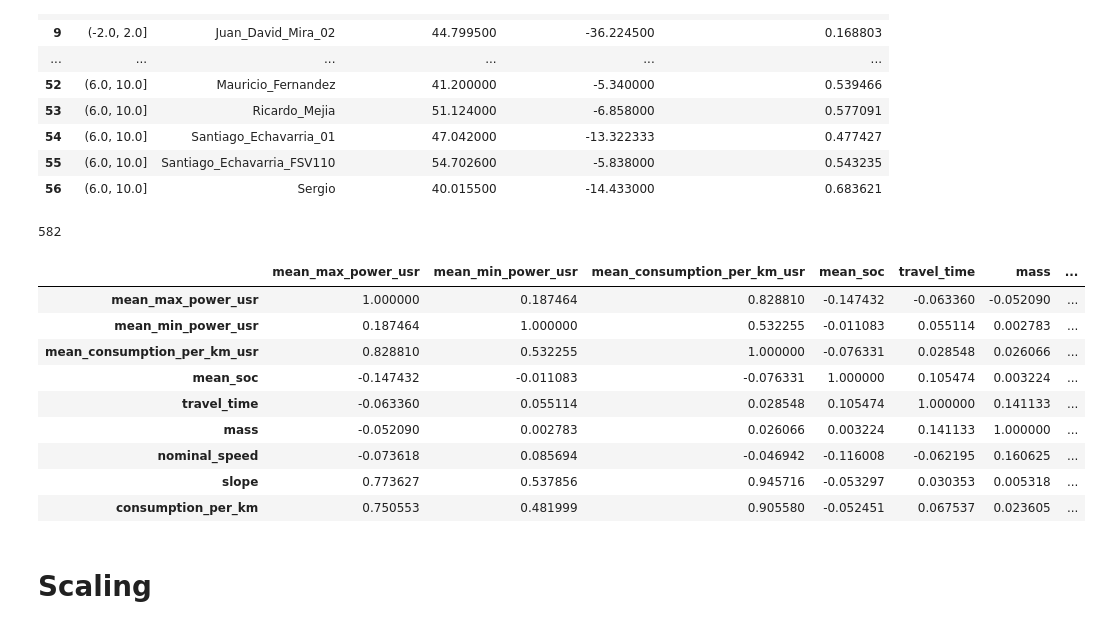
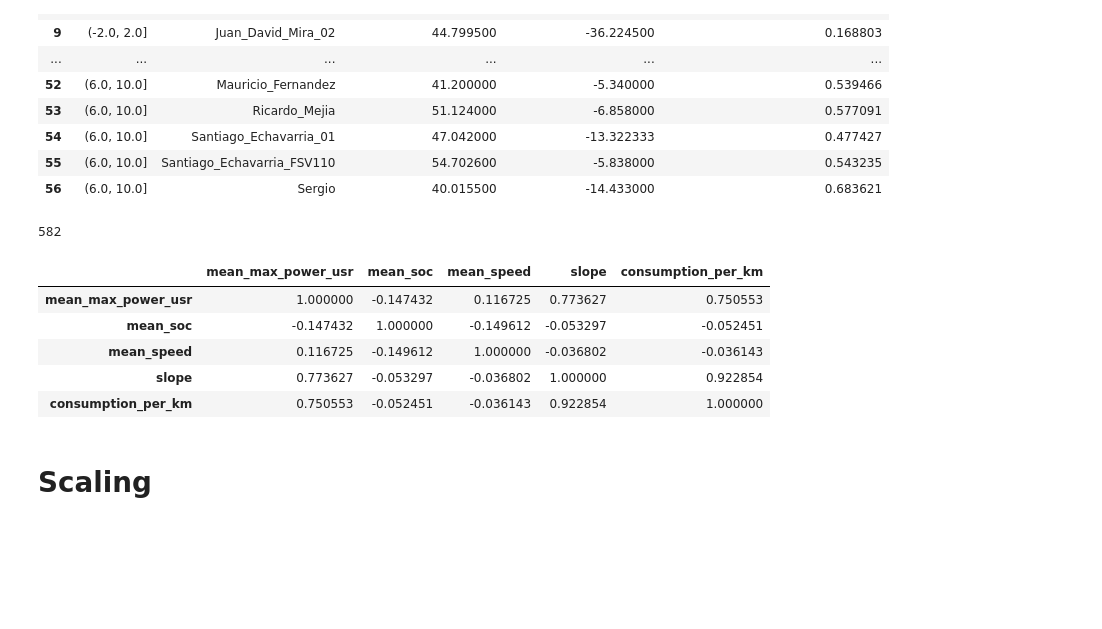
Before and after one commit to sechava4/monitoreogrid, a Jupyter notebook: app/Develops/Consumption_estimation_Journal/Model_generation_notebook.ipynb, the cells around one changed output. Cells and saved outputs as stored; diff of their text form; code cells hidden in the pictures; blank space fills up the shorter version.

```diff
--- a/app/Develops/Consumption_estimation_Journal/Model_generation_notebook.ipynb
+++ b/app/Develops/Consumption_estimation_Journal/Model_generation_notebook.ipynb
@@ -725,22 +725,18 @@ mean_features_by_user_and_slope.head(60)
 | 55 | (6.0, 10.0] | Santiago_Echavarria_FSV110 | 54.702600 | -5.838000 | 0.543235 |
 | 56 | (6.0, 10.0] | Sergio | 40.015500 | -14.433000 | 0.683621 |
 # %%
-model_ft = train_cons[['mean_max_power_usr', 'mean_min_power_usr', 'mean_consumption_per_km_usr', 'mean_soc', 'travel_time', 'mass', 'nominal_speed', 'slope']]
-selected_ft = train_cons[['mean_max_power_usr', 'mean_min_power_usr', 'mean_consumption_per_km_usr', 'mean_soc', 'travel_time','mass','nominal_speed', 'slope', 'consumption_per_km']]
+model_ft = train_cons[['mean_max_power_usr', 'mean_soc','mean_speed', 'slope']]
+selected_ft = train_cons[['mean_max_power_usr', 'mean_soc','mean_speed', 'slope', 'consumption_per_km']]
 print(len(selected_ft))
 selected_ft.corr()
 # %% [output]
 582
-|  | mean_max_power_usr | mean_min_power_usr | mean_consumption_per_km_usr | mean_soc | travel_time | mass | ... |
-| mean_max_power_usr | 1.000000 | 0.187464 | 0.828810 | -0.147432 | -0.063360 | -0.052090 | ... |
-| mean_min_power_usr | 0.187464 | 1.000000 | 0.532255 | -0.011083 | 0.055114 | 0.002783 | ... |
-| mean_consumption_per_km_usr | 0.828810 | 0.532255 | 1.000000 | -0.076331 | 0.028548 | 0.026066 | ... |
-| mean_soc | -0.147432 | -0.011083 | -0.076331 | 1.000000 | 0.105474 | 0.003224 | ... |
-| travel_time | -0.063360 | 0.055114 | 0.028548 | 0.105474 | 1.000000 | 0.141133 | ... |
-| mass | -0.052090 | 0.002783 | 0.026066 | 0.003224 | 0.141133 | 1.000000 | ... |
-| nominal_speed | -0.073618 | 0.085694 | -0.046942 | -0.116008 | -0.062195 | 0.160625 | ... |
-| slope | 0.773627 | 0.537856 | 0.945716 | -0.053297 | 0.030353 | 0.005318 | ... |
-| consumption_per_km | 0.750553 | 0.481999 | 0.905580 | -0.052451 | 0.067537 | 0.023605 | ... |
+|  | mean_max_power_usr | mean_soc | mean_speed | slope | consumption_per_km |
+| mean_max_power_usr | 1.000000 | -0.147432 | 0.116725 | 0.773627 | 0.750553 |
+| mean_soc | -0.147432 | 1.000000 | -0.149612 | -0.053297 | -0.052451 |
+| mean_speed | 0.116725 | -0.149612 | 1.000000 | -0.036802 | -0.036143 |
+| slope | 0.773627 | -0.053297 | -0.036802 | 1.000000 | 0.922854 |
+| consumption_per_km | 0.750553 | -0.052451 | -0.036143 | 0.922854 | 1.000000 |
 # %% [markdown]
 # Scaling
 # %%
```
Also changed, not shown: parts of 8 cells of this notebook, 25 other files.
